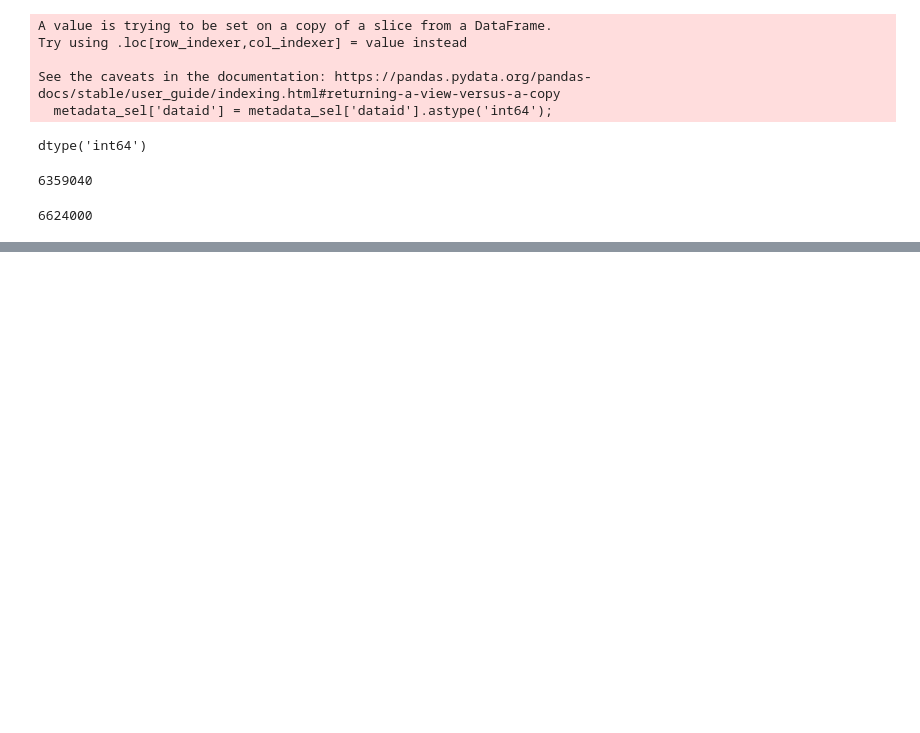
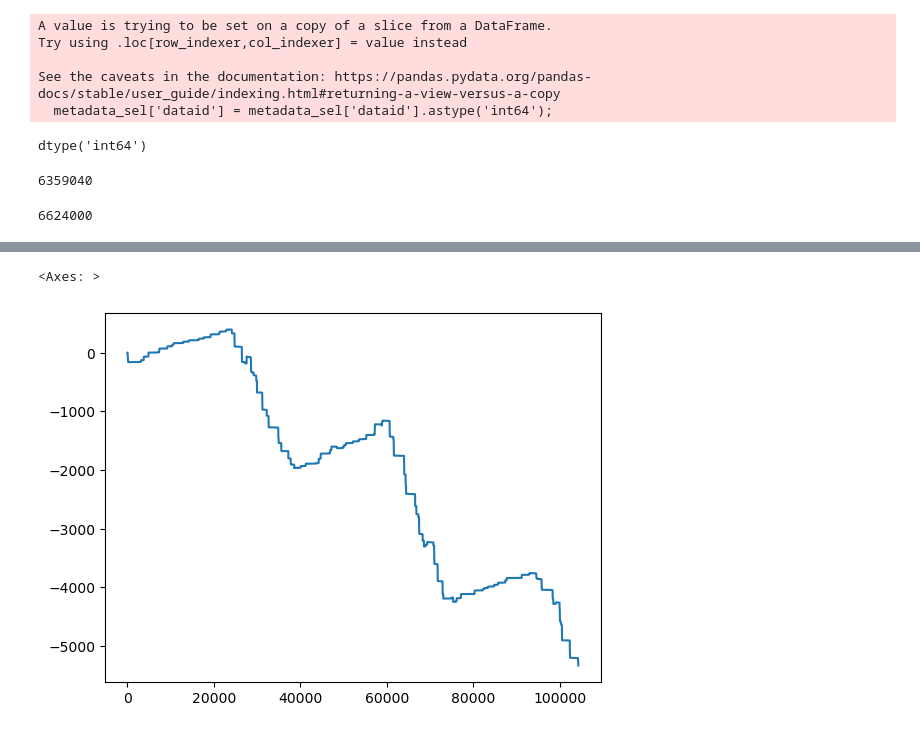
Before and after one commit to Chengxuan-Li/RampDemandGen, a Jupyter notebook: nyc.ipynb, the cells around one changed output, grey strips where cells are left out. Drawn from its saved outputs; the diff is of its cells as text; code cells hidden in the pictures; blank space fills up the shorter version.

```diff
--- a/nyc.ipynb
+++ b/nyc.ipynb
@@ -90,0 +238,5 @@ Index(['dataid', 'active_record', 'building_type', 'city', 'state',
+# %%
+nyc_5997.iloc[0:60*72].grid.cumsum().plot()
+# %% [output]
+<Axes: >
+[figure, added]
```
Also changed, not shown: parts of 20 cells of this notebook, 5 other files.
